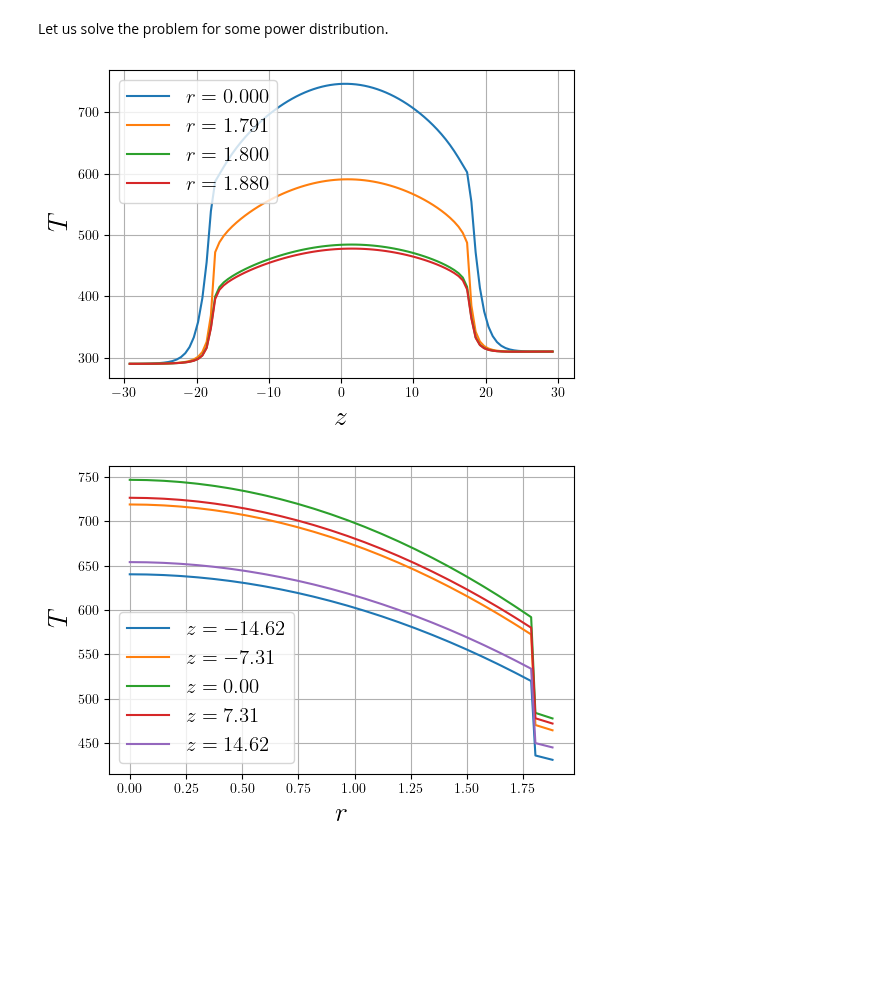
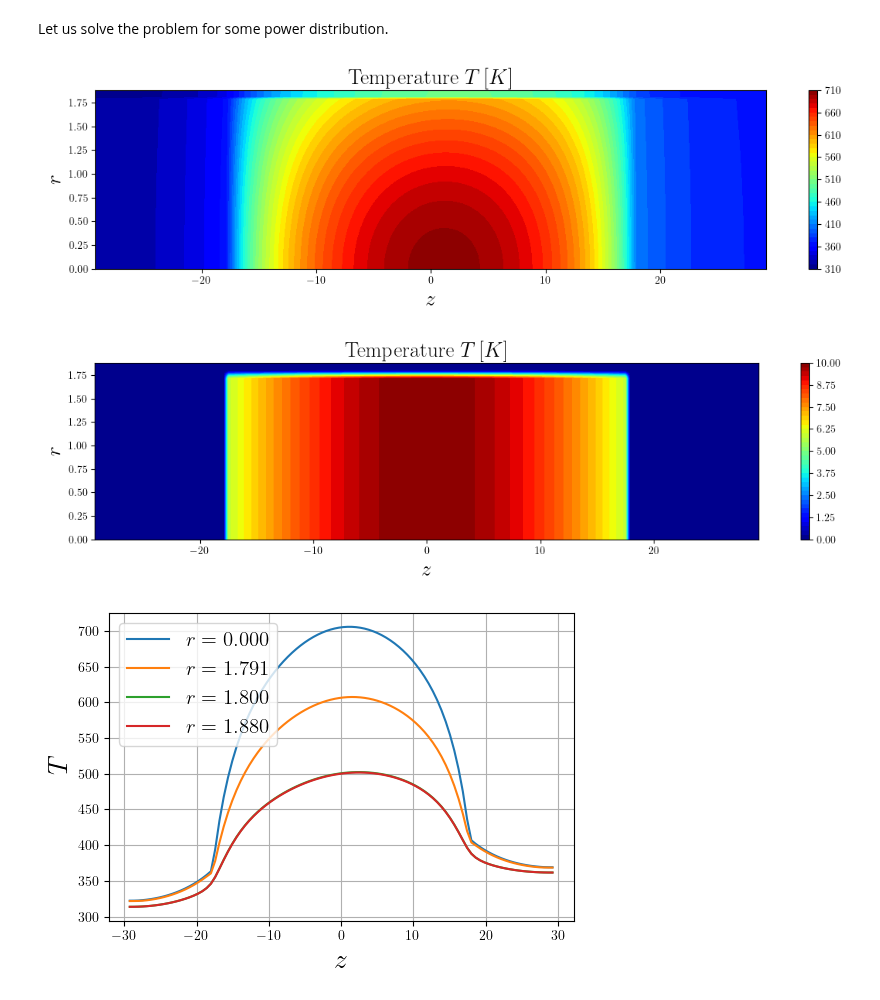
Before and after one commit to Steriva/FEniCSx-tutorials, a Jupyter notebook: 2D/Heat Equation/Steady/pin_solid.ipynb, the cells around one changed output. Drawn from its saved outputs; the diff is of its cells as text; code cells hidden in the pictures; blank space fills up the shorter version.

```diff
--- a/2D/Heat Equation/Steady/pin_solid.ipynb
+++ b/2D/Heat Equation/Steady/pin_solid.ipynb
@@ -150,7 +150,7 @@ parameters.appendRegion(helium_marker)
 parameters.appendRegion(clad_marker)
 parameters.appendRegion(graph_marker)
 
-k_value   = np.array([10.2, 0.15, 21.5, 1]) / 100. # W/cm-K # water value at p = 1 bar, T = 40 C
+k_value   = np.array([16, 0.15, 235, 140]) / 100. # W/cm-K # water value at p = 1 bar, T = 40 C
 
 is_fuel   = np.array([1., 0., 0., 0.])
 is_helium = np.array([0., 1., 0., 0.])
@@ -345,20 +345,24 @@ h = .1 # W/cm2/K
 TH.assemble(h, water_out_marker)
 # %%
 L = 29.25 * 2
+L_active =
 
 fuel_or = 1.791
 clad_ir = 1.800
 clad_or = 1.880
 
-power_fun = lambda x, y: 10 * np.cos(np.pi*(x/70)) + 0.0 * y
-T_b_fun = lambda x, y: 300 + 10 * np.sin(np.pi*x/L)
+power_fun = lambda x, y: 10 * np.cos(np.pi*(x/L)) + 0.0 * y
+T_b_fun = lambda x, y: 300 + 25 * (np.sin(np.pi*(x/L)) + 1)
 sol = TH.solve(power_fun, T_b_fun)
 
-# TH.plot2D(sol, L, clad_or, 'T_snap')
-# TH.plot2D(TH.q, L, clad_or, 'power')
+TH.plot2D(sol, L, clad_or, 'T_snap')
+TH.power_fun = Function(TH.funSpace)
+TH.power_fun.interpolate( fem.Expression( TH.is_fuel * TH.q, TH.funSpace.element.interpolation_points() ))
+TH.plot2D(TH.power_fun, L, clad_or, 'power')
 # TH.plot2D(TH.k, L, clad_or, 'th_cond')
 TH.plot1D_x(sol, L, fuel_or, clad_ir, clad_or, 'AxialPlot')
 TH.plot1D_y(sol, L, clad_or, 'RadialPlots')
 # %% [output]
-[figure, old version]
+[figure, new version]
-[figure, old version]
+[figure, new version]
+[figure, added]
```
Also changed, not shown: parts of 1 cell of this notebook, 3 other files.
